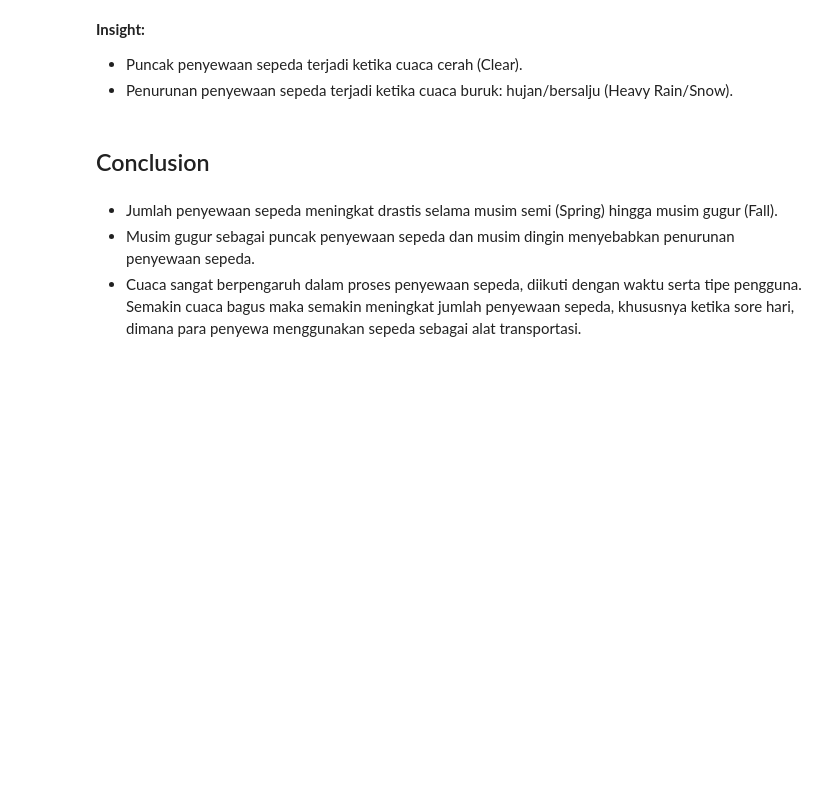
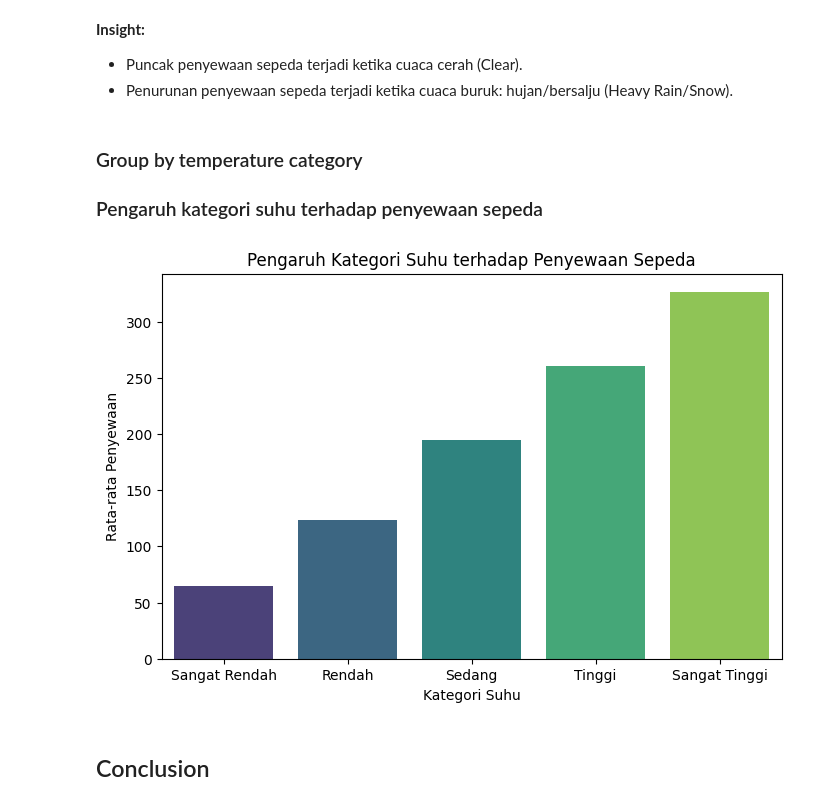
Before and after one commit to brianajiks123/bike-sharing-analysis, a Jupyter notebook: Proyek_Analisis_Data.ipynb, the cells around one changed output. Saved outputs shown, nothing was run; the diff lists cells and outputs as text; code cells hidden in the pictures; blank space fills up the shorter version.

```diff
--- a/Proyek_Analisis_Data.ipynb
+++ b/Proyek_Analisis_Data.ipynb
@@ -396,9 +476,24 @@ plt.show()
 **Insight:**
 - Puncak penyewaan sepeda terjadi ketika cuaca cerah (Clear).
 - Penurunan penyewaan sepeda terjadi ketika cuaca buruk: hujan/bersalju (Heavy Rain/Snow).
+# %% [markdown]
+### Group by temperature category
+### Pengaruh kategori suhu terhadap penyewaan sepeda
+# %%
+# Mengelompokkan suhu ke dalam kategori tertentu
+bins = [0, 0.2, 0.4, 0.6, 0.8, 1.0]
+labels = ['Sangat Rendah', 'Rendah', 'Sedang', 'Tinggi', 'Sangat Tinggi']
+merged_df['temp_category'] = pd.cut(merged_df['temp'], bins=bins, labels=labels)
+
+grouped_temp = merged_df.groupby('temp_category', observed=False).agg({'cnt': 'mean'}).reset_index()
+
+plt.figure(figsize=(8, 5))
+sns.barplot(data=grouped_temp, x='temp_category', y='cnt', palette='viridis', hue='temp_category')
+plt.xlabel("Kategori Suhu")
+plt.ylabel("Rata-rata Penyewaan")
+plt.title("Pengaruh Kategori Suhu terhadap Penyewaan Sepeda")
+plt.show()
+# %% [output]
+[figure, added]
 # %% [markdown]
 ## Conclusion
-# %% [markdown]
-- Jumlah penyewaan sepeda meningkat drastis selama musim semi (Spring) hingga musim gugur (Fall).
-- Musim gugur sebagai puncak penyewaan sepeda dan musim dingin menyebabkan penurunan penyewaan sepeda.
-- Cuaca sangat berpengaruh dalam proses penyewaan sepeda, diikuti dengan waktu serta tipe pengguna. Semakin cuaca bagus maka semakin meningkat jumlah penyewaan sepeda, khususnya ketika sore hari, dimana para penyewa menggunakan sepeda sebagai alat transportasi.
```
Also changed, not shown: parts of 29 cells of this notebook, 8 other files.
